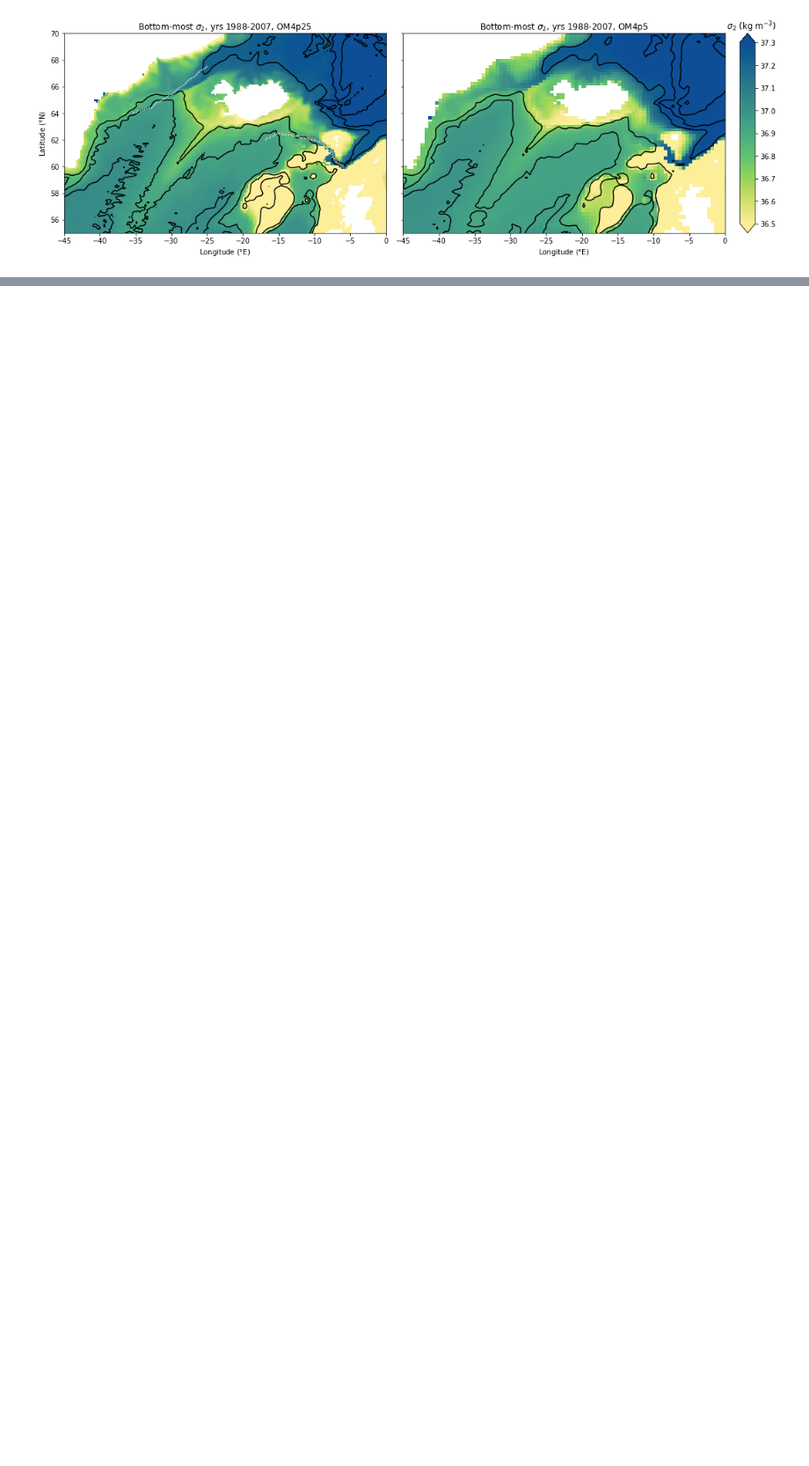
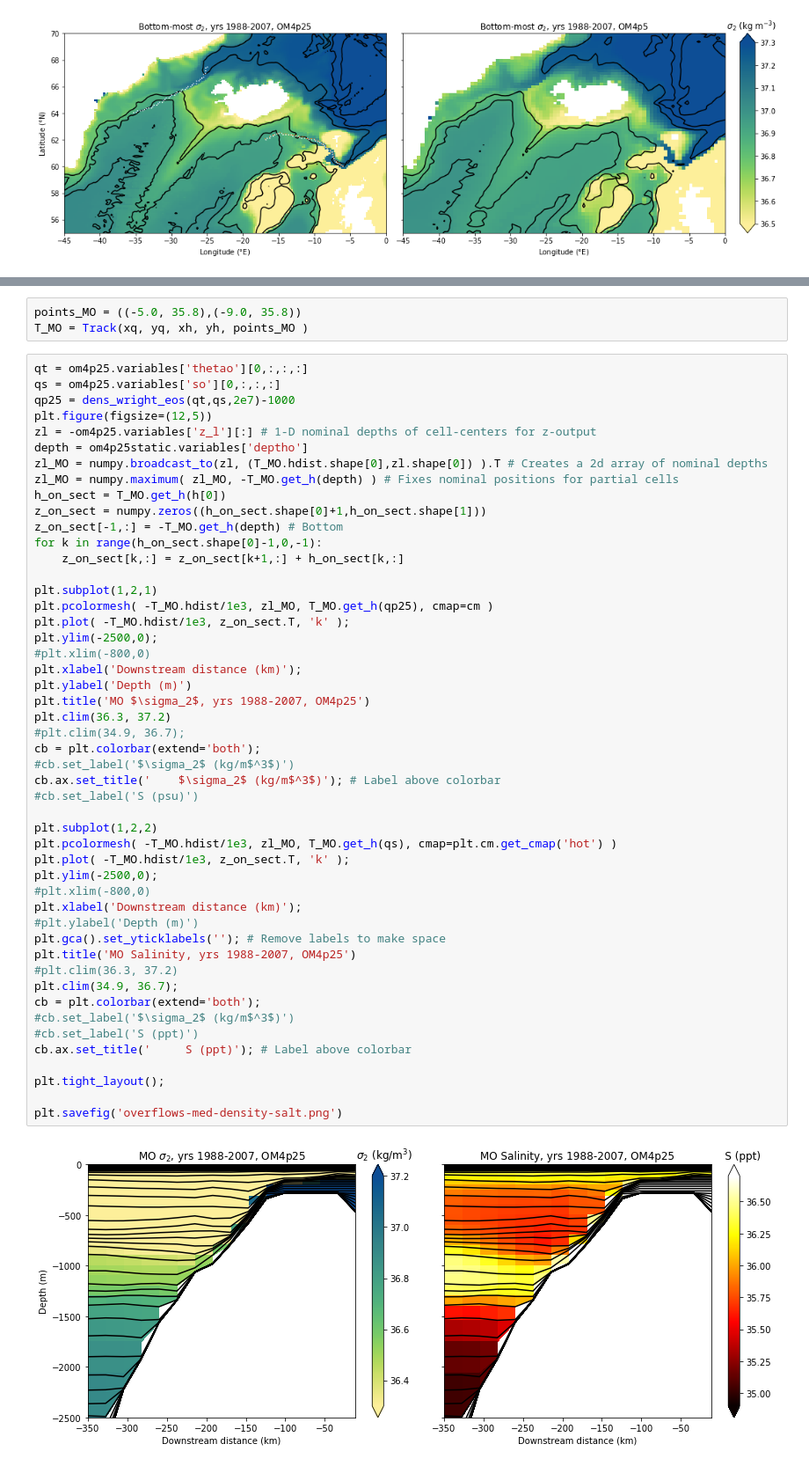
Before and after one commit to NOAA-GFDL/OM4-figures, a Jupyter notebook: overflows.ipynb, the cells around one changed output, grey strips where cells are left out. Shown: that part at 88% size. Drawn from its saved outputs; the diff is of its cells as text; blank space fills up the shorter version.

```diff
--- a/overflows.ipynb
+++ b/overflows.ipynb
@@ -475,0 +483,54 @@ plt.savefig('overflows-diffusivitiy.png')
+# %%
+points_MO = ((-5.0, 35.8),(-9.0, 35.8))
+T_MO = Track(xq, yq, xh, yh, points_MO )
+# %%
+qt = om4p25.variables['thetao'][0,:,:,:]
+qs = om4p25.variables['so'][0,:,:,:]
+qp25 = dens_wright_eos(qt,qs,2e7)-1000
+plt.figure(figsize=(12,5))
+zl = -om4p25.variables['z_l'][:] # 1-D nominal depths of cell-centers for z-output
+depth = om4p25static.variables['deptho']
+zl_MO = numpy.broadcast_to(zl, (T_MO.hdist.shape[0],zl.shape[0]) ).T # Creates a 2d array of nominal depths
+zl_MO = numpy.maximum( zl_MO, -T_MO.get_h(depth) ) # Fixes nominal positions for partial cells
+h_on_sect = T_MO.get_h(h[0])
+z_on_sect = numpy.zeros((h_on_sect.shape[0]+1,h_on_sect.shape[1]))
+z_on_sect[-1,:] = -T_MO.get_h(depth) # Bottom
+for k in range(h_on_sect.shape[0]-1,0,-1):
+    z_on_sect[k,:] = z_on_sect[k+1,:] + h_on_sect[k,:]
+
+plt.subplot(1,2,1)
+plt.pcolormesh( -T_MO.hdist/1e3, zl_MO, T_MO.get_h(qp25), cmap=cm )
+plt.plot( -T_MO.hdist/1e3, z_on_sect.T, 'k' );
+plt.ylim(-2500,0);
+#plt.xlim(-800,0)
+plt.xlabel('Downstream distance (km)');
+plt.ylabel('Depth (m)')
+plt.title('MO $\sigma_2$, yrs 1988-2007, OM4p25')
+plt.clim(36.3, 37.2)
+#plt.clim(34.9, 36.7);
+cb = plt.colorbar(extend='both');
+#cb.set_label('$\sigma_2$ (kg/m$^3$)')
+cb.ax.set_title('    $\sigma_2$ (kg/m$^3$)'); # Label above colorbar
+#cb.set_label('S (psu)')
+
+plt.subplot(1,2,2)
+plt.pcolormesh( -T_MO.hdist/1e3, zl_MO, T_MO.get_h(qs), cmap=plt.cm.get_cmap('hot') )
+plt.plot( -T_MO.hdist/1e3, z_on_sect.T, 'k' );
+plt.ylim(-2500,0);
+#plt.xlim(-800,0)
+plt.xlabel('Downstream distance (km)');
+#plt.ylabel('Depth (m)')
+plt.gca().set_yticklabels(''); # Remove labels to make space
+plt.title('MO Salinity, yrs 1988-2007, OM4p25')
+#plt.clim(36.3, 37.2)
+plt.clim(34.9, 36.7);
+cb = plt.colorbar(extend='both');
+#cb.set_label('$\sigma_2$ (kg/m$^3$)')
+#cb.set_label('S (ppt)')
+cb.ax.set_title('     S (ppt)'); # Label above colorbar
+
+plt.tight_layout();
+
+plt.savefig('overflows-med-density-salt.png')
+# %% [output]
+[figure, added]
```
Also changed, not shown: parts of 5 cells of this notebook.
